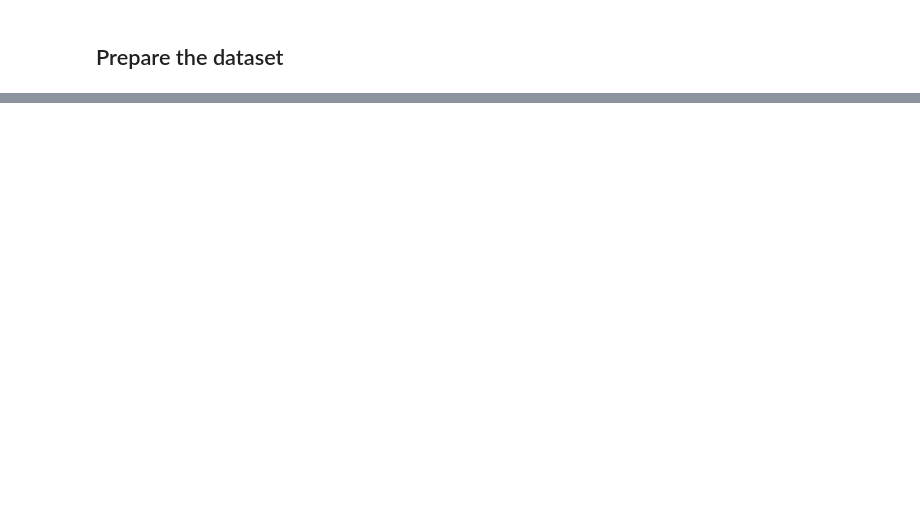
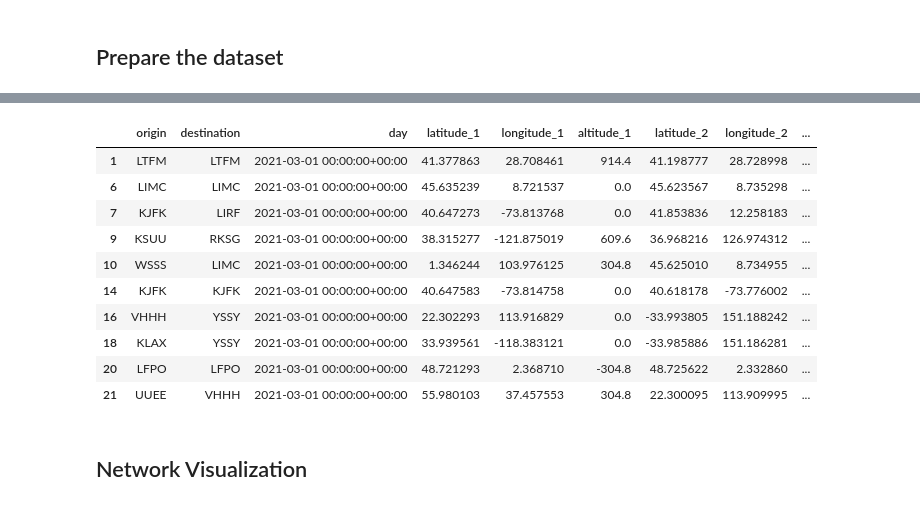
Before and after one commit to alpha2phi/jupyter-notebooks, a Jupyter notebook: nbs/10_network_and_graph.ipynb, the cells around one changed output, grey strips where cells are left out. Cells and saved outputs as stored; diff of their text form; code cells hidden in the pictures; blank space fills up the shorter version.

```diff
--- a/nbs/10_network_and_graph.ipynb
+++ b/nbs/10_network_and_graph.ipynb
@@ -371,0 +91,19 @@ math.AP 1996
+# %%
+df[['altitude_1', 'altitude_2']] = df[['altitude_1','altitude_2']].fillna(value=0)
+# %%
+df = df[["origin", "destination", "day", "latitude_1", "longitude_1", "altitude_1", "latitude_2", "longitude_2", "altitude_2"]]
+df.head(10)
+# %% [output]
+|  | origin | destination | day | latitude_1 | longitude_1 | altitude_1 | latitude_2 | longitude_2 | ... |
+| 1 | LTFM | LTFM | 2021-03-01 00:00:00+00:00 | 41.377863 | 28.708461 | 914.4 | 41.198777 | 28.728998 | ... |
+| 6 | LIMC | LIMC | 2021-03-01 00:00:00+00:00 | 45.635239 | 8.721537 | 0.0 | 45.623567 | 8.735298 | ... |
+| 7 | KJFK | LIRF | 2021-03-01 00:00:00+00:00 | 40.647273 | -73.813768 | 0.0 | 41.853836 | 12.258183 | ... |
+| 9 | KSUU | RKSG | 2021-03-01 00:00:00+00:00 | 38.315277 | -121.875019 | 609.6 | 36.968216 | 126.974312 | ... |
+| 10 | WSSS | LIMC | 2021-03-01 00:00:00+00:00 | 1.346244 | 103.976125 | 304.8 | 45.625010 | 8.734955 | ... |
+| 14 | KJFK | KJFK | 2021-03-01 00:00:00+00:00 | 40.647583 | -73.814758 | 0.0 | 40.618178 | -73.776002 | ... |
+| 16 | VHHH | YSSY | 2021-03-01 00:00:00+00:00 | 22.302293 | 113.916829 | 0.0 | -33.993805 | 151.188242 | ... |
+| 18 | KLAX | YSSY | 2021-03-01 00:00:00+00:00 | 33.939561 | -118.383121 | 0.0 | -33.985886 | 151.186281 | ... |
+| 20 | LFPO | LFPO | 2021-03-01 00:00:00+00:00 | 48.721293 | 2.368710 | -304.8 | 48.725622 | 2.332860 | ... |
+| 21 | UUEE | VHHH | 2021-03-01 00:00:00+00:00 | 55.980103 | 37.457553 | 304.8 | 22.300095 | 113.909995 | ... |
+# %% [markdown]
+## Network Visualization
```
Also changed, not shown: parts of 44 cells of this notebook.
